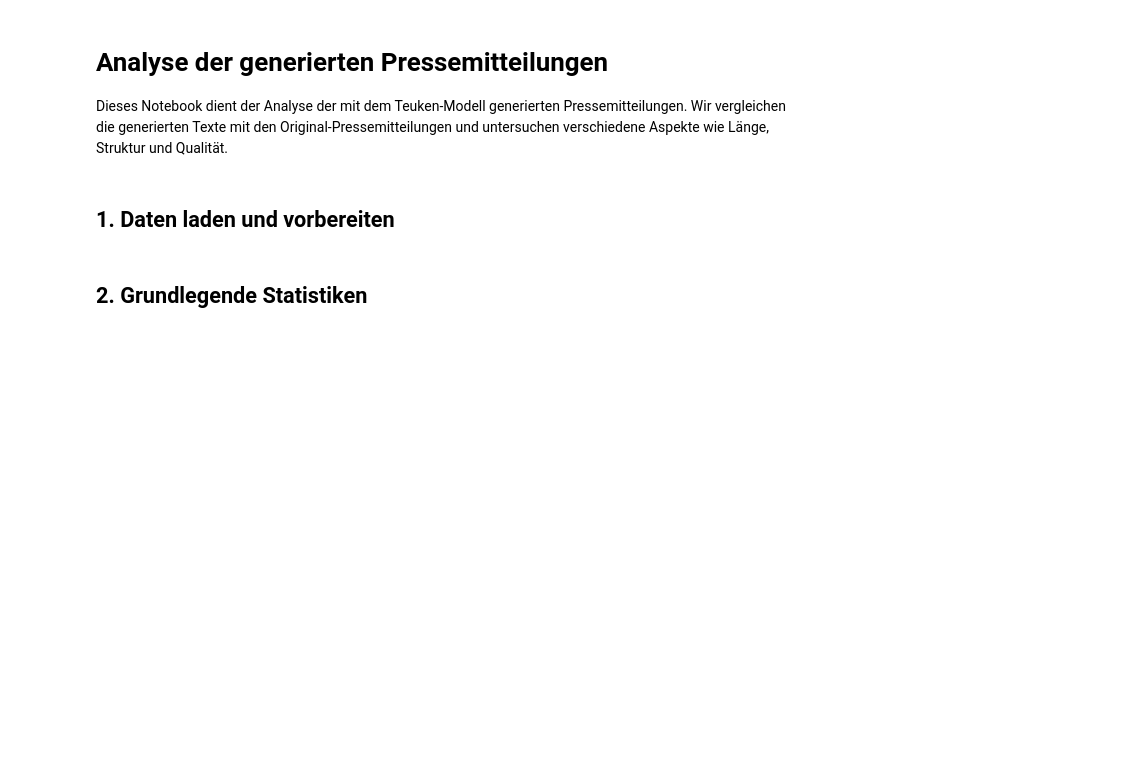
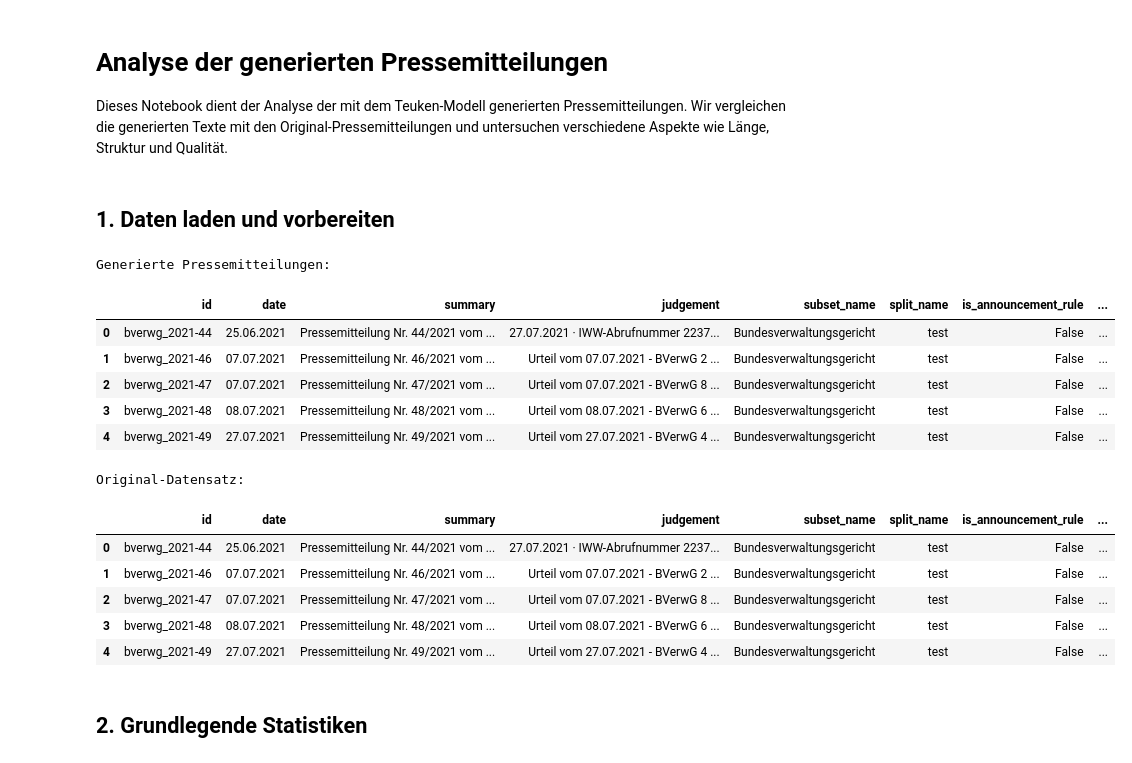
Before and after one commit to SebastianNagl/CourtPressGER, a Jupyter notebook: notebooks/generation_pipeline.ipynb, the cells around one changed output. Cells and saved outputs as stored; diff of their text form; code cells hidden in the pictures; blank space fills up the shorter version.

Commit message:
erste analyse teuken (müll)

```diff
--- a/notebooks/generation_pipeline.ipynb
+++ b/notebooks/generation_pipeline.ipynb
@@ -21,16 +21,31 @@ pd.set_option('display.width', None)
 ## 1. Daten laden und vorbereiten
 # %%
 # Lade die generierten Pressemitteilungen
-generated_df = pd.read_csv('data/generation/teuken-7b_results.csv')
+generated_df = pd.read_csv('../data/generation/teuken-7b_results.csv')
 
 # Lade den Original-Datensatz für den Vergleich
-original_df = pd.read_csv('data/processed/cases_prs_synth_prompts_subset.csv')
+original_df = pd.read_csv('../data/processed/cases_prs_synth_prompts_subset.csv')
 
 # Zeige die ersten Zeilen
 print("Generierte Pressemitteilungen:")
 display(generated_df.head())
 print("\nOriginal-Datensatz:")
 display(original_df.head())
+# %% [output]
+Generierte Pressemitteilungen:
+|  | id | date | summary | judgement | subset_name | split_name | is_announcement_rule | ... |
+| 0 | bverwg_2021-44 | 25.06.2021 | Pressemitteilung Nr. 44/2021 vom ... | 27.07.2021 · IWW-Abrufnummer 2237... | Bundesverwaltungsgericht | test | False | ... |
+| 1 | bverwg_2021-46 | 07.07.2021 | Pressemitteilung Nr. 46/2021 vom ... | Urteil vom 07.07.2021 - BVerwG 2 ... | Bundesverwaltungsgericht | test | False | ... |
+| 2 | bverwg_2021-47 | 07.07.2021 | Pressemitteilung Nr. 47/2021 vom ... | Urteil vom 07.07.2021 - BVerwG 8 ... | Bundesverwaltungsgericht | test | False | ... |
+| 3 | bverwg_2021-48 | 08.07.2021 | Pressemitteilung Nr. 48/2021 vom ... | Urteil vom 08.07.2021 - BVerwG 6 ... | Bundesverwaltungsgericht | test | False | ... |
+| 4 | bverwg_2021-49 | 27.07.2021 | Pressemitteilung Nr. 49/2021 vom ... | Urteil vom 27.07.2021 - BVerwG 4 ... | Bundesverwaltungsgericht | test | False | ... |
+Original-Datensatz:
+|  | id | date | summary | judgement | subset_name | split_name | is_announcement_rule | ... |
+| 0 | bverwg_2021-44 | 25.06.2021 | Pressemitteilung Nr. 44/2021 vom ... | 27.07.2021 · IWW-Abrufnummer 2237... | Bundesverwaltungsgericht | test | False | ... |
+| 1 | bverwg_2021-46 | 07.07.2021 | Pressemitteilung Nr. 46/2021 vom ... | Urteil vom 07.07.2021 - BVerwG 2 ... | Bundesverwaltungsgericht | test | False | ... |
+| 2 | bverwg_2021-47 | 07.07.2021 | Pressemitteilung Nr. 47/2021 vom ... | Urteil vom 07.07.2021 - BVerwG 8 ... | Bundesverwaltungsgericht | test | False | ... |
+| 3 | bverwg_2021-48 | 08.07.2021 | Pressemitteilung Nr. 48/2021 vom ... | Urteil vom 08.07.2021 - BVerwG 6 ... | Bundesverwaltungsgericht | test | False | ... |
+| 4 | bverwg_2021-49 | 27.07.2021 | Pressemitteilung Nr. 49/2021 vom ... | Urteil vom 27.07.2021 - BVerwG 4 ... | Bundesverwaltungsgericht | test | False | ... |
 # %% [markdown]
 ## 2. Grundlegende Statistiken
 # %%
```
Also changed, not shown: parts of 6 cells of this notebook.
